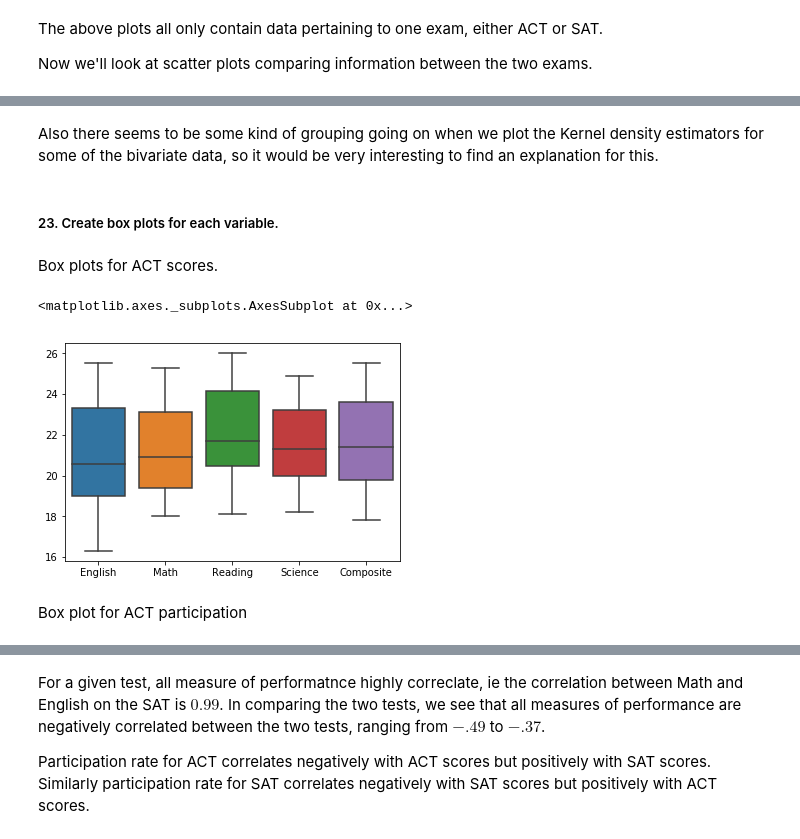
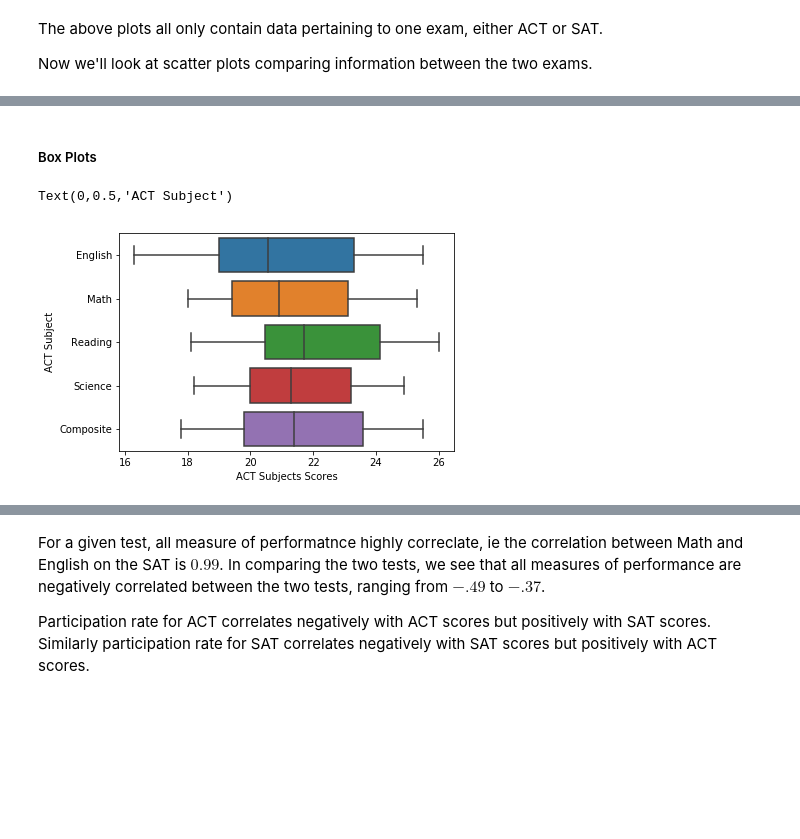
Before and after one commit to jtimdwyer/test-scores, a Jupyter notebook: test_scores.ipynb, the cells around one changed output, grey strips where cells are left out. Saved outputs shown, nothing was run; the diff lists cells and outputs as text; code cells hidden in the pictures; blank space fills up the shorter version.

```diff
--- a/test_scores.ipynb
+++ b/test_scores.ipynb
@@ -542,13 +502,9 @@ sns.kdeplot(combined['Math_SAT'],combined['Participation_ACT'])
-# %% [markdown]
-Also there seems to be some kind of grouping going on when we plot the Kernel density estimators for some of the bivariate data, so it would be very interesting to find an explanation for this.
-# %% [markdown]
-##### 23. Create box plots for each variable.
-# %% [markdown]
-Box plots for ACT scores.
+# %% [markdown]
+##### Box Plots
 # %%
-sns.boxplot(data=act_df.drop(columns=['Participation']))
+sns.boxplot(data=act_df.drop(columns=['Participation']), orient='h')
+plt.xlabel('ACT Subjects Scores')
+plt.ylabel('ACT Subject')
 # %% [output]
-<matplotlib.axes._subplots.AxesSubplot at 0x...>
+Text(0,0.5,'ACT Subject')
-[figure, old version]
+[figure, new version]
-# %% [markdown]
-Box plot for ACT participation
```
Also changed, not shown: parts of 99 cells of this notebook, 4 other files.
